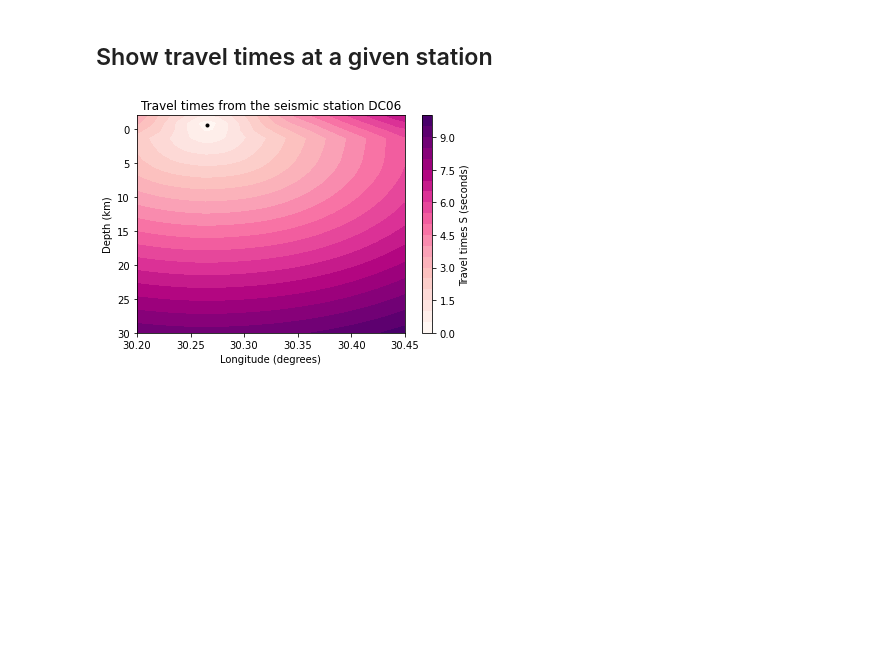
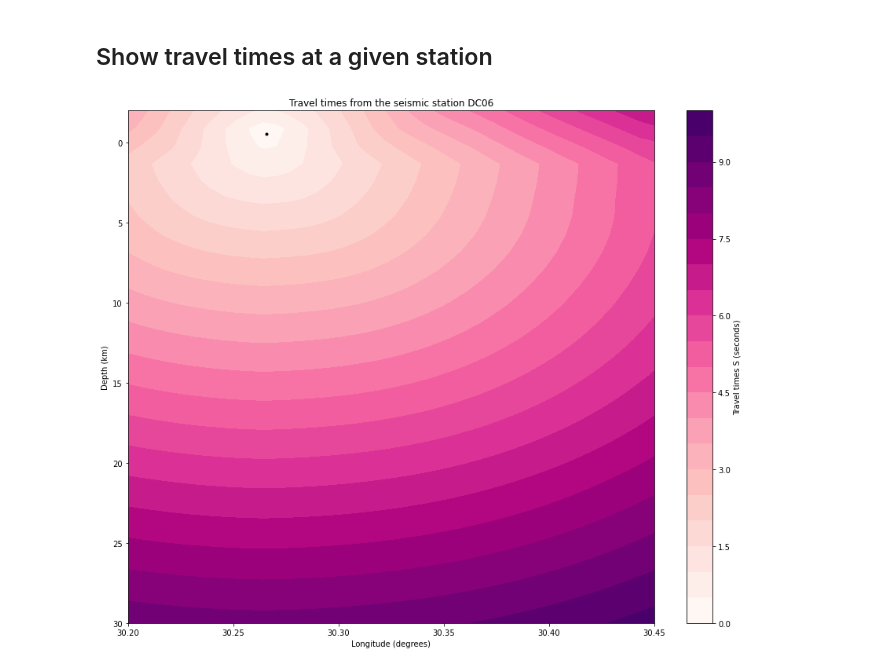
Before and after one commit to ebeauce/beampower, a Jupyter notebook: notebooks/2_travel_times.ipynb, the cells around one changed output. Drawn from its saved outputs; the diff is of its cells as text; code cells hidden in the pictures; blank space fills up the shorter version.

```diff
--- a/notebooks/2_travel_times.ipynb
+++ b/notebooks/2_travel_times.ipynb
@@ -104,4 +105,5 @@ Because the overall package works in full three-dimensional coordinates, we tile
 # %%
 longitudes = np.linspace(30.20, 30.45, 40)
-latitudes = np.linspace(40.60, 40.76, 35)
+# sample latitudes in decreasing order to get corresponding colatitudes in increasing order (see explanation further)
+latitudes = np.linspace(40.76, 40.60, 35)
 # %% [markdown]
@@ -176,16 +183,16 @@ The travel times are calculated for every station with the Eikonal solver of the
 # %%
 STATION_ENTRIES = ["latitude", "longitude", "depth"]
 
-# Initiliaze travel times
+# Initialize travel times
 velocities_solver = velocities.transpose("phase", "depth", "latitude", "longitude")
 travel_times = velocities_solver.copy()
-travel_times = travel_times.expand_dims(station=network.index).copy()
+travel_times = travel_times.expand_dims(station=network.index.values).copy()
 
 # Reference point
 reference_point = geo2sph((latitudes.max(), longitudes.min(), depths.max()))
 node_intervals = (
     np.abs(depths[1] - depths[0]),
-    np.deg2rad(latitudes[1] - latitudes[0]),
+    np.deg2rad(np.abs(latitudes[1] - latitudes[0])),
     np.deg2rad(longitudes[1] - longitudes[0]),
 )
 
@@ -199,7 +206,7 @@ for phase in travel_times.phase.data:
         solver.velocity.node_intervals = node_intervals
         velocity = velocities_solver.sel(phase=phase).to_numpy()
         solver.velocity.npts = velocity.shape
-        solver.velocity.values = velocity[:, ::-1].copy()
+        solver.velocity.values = velocity.copy()
 
         # Source
         src_loc = network.loc[station][STATION_ENTRIES].values
@@ -208,9 +215,9 @@ for phase in travel_times.phase.data:
         # Solve Eikonal equation
         solver.solve()
 
-        # Assign to dataarray (flip back for depth convention)
+        # Assign to dataarray
         locator = dict(station=station, phase=phase)
-        tt = solver.tt.values[:, ::-1]
+        tt = solver.tt.values
         tt[np.isinf(tt)] = 0
         travel_times.loc[locator] = tt
 # %% [markdown]
@@ -224,29 +231,29 @@ travel_times.to_netcdf("../data/travel_times.nc")
 # %%
 CONTOUR_LEVELS = 20
 SEISMIC_PHASE = "S"
 station = network.loc["DC06"]
 
 # Show
 latitude_id = np.abs(travel_times.latitude - station.latitude).argmin()
 time_delays = travel_times.sel(phase=SEISMIC_PHASE, station=station.name)
 time_delays = time_delays.isel(latitude=latitude_id)
 img = time_delays.plot.contourf(
-    add_colorbar=False, cmap="RdPu", levels=CONTOUR_LEVELS
+    add_colorbar=False, cmap="RdPu", levels=CONTOUR_LEVELS, figsize=(15, 12)
 )
 
 # Colorbar
 cb = plt.colorbar(img)
 cb.set_label(f"Travel times {SEISMIC_PHASE} (seconds)")
 
 # Station
 plt.plot(station.longitude, station.depth, "k.")
 
 # Labels
 ax = plt.gca()
 ax.invert_yaxis()
 ax.set_xlabel("Longitude (degrees)")
 ax.set_ylabel("Depth (km)")
 ax.set_title(f"Travel times from the seismic station {station.name}")
 plt.show()
 # %% [output]
-[figure, old version]
+[figure, new version]
```
Also changed, not shown: parts of 14 cells of this notebook, 2 other files.
